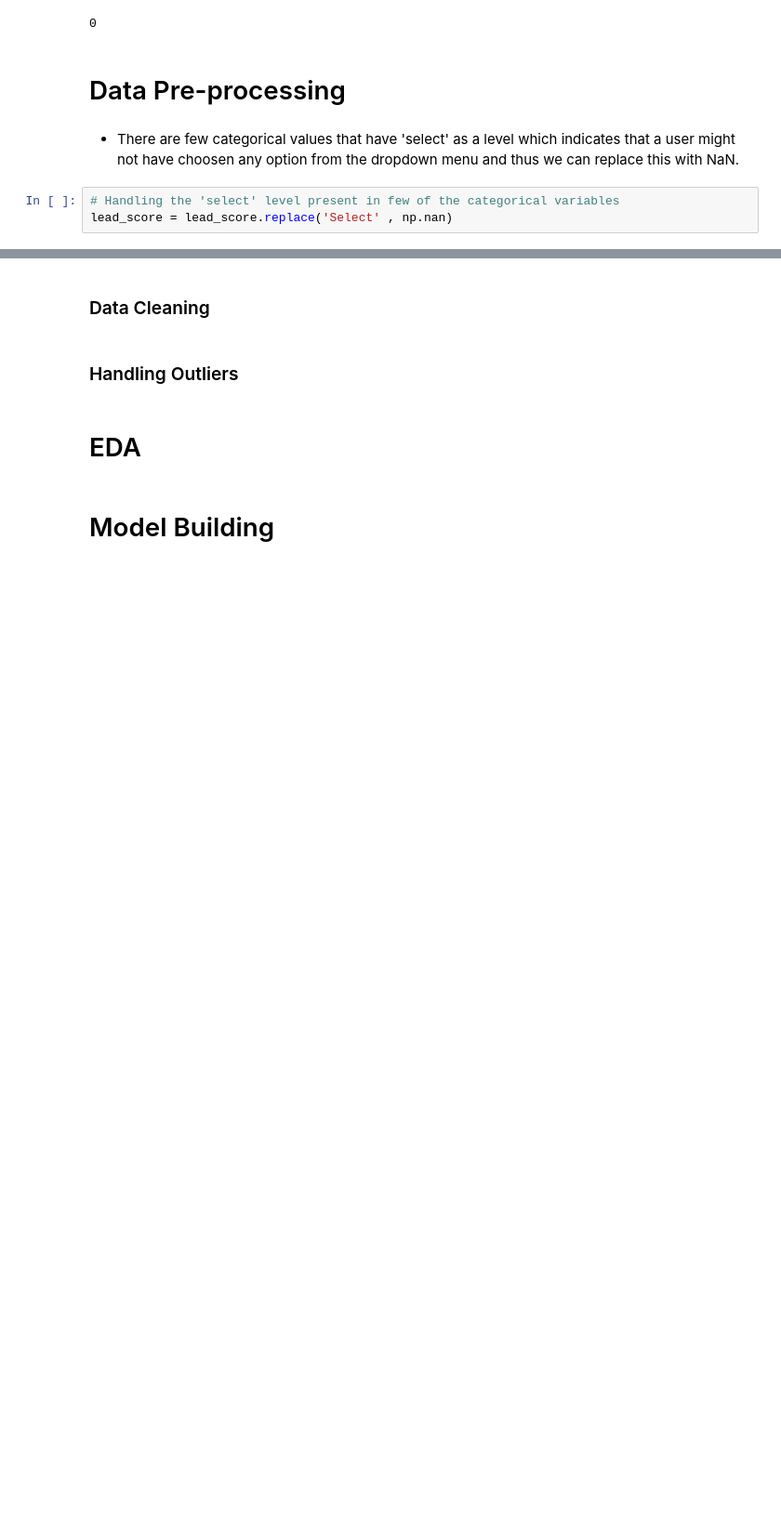
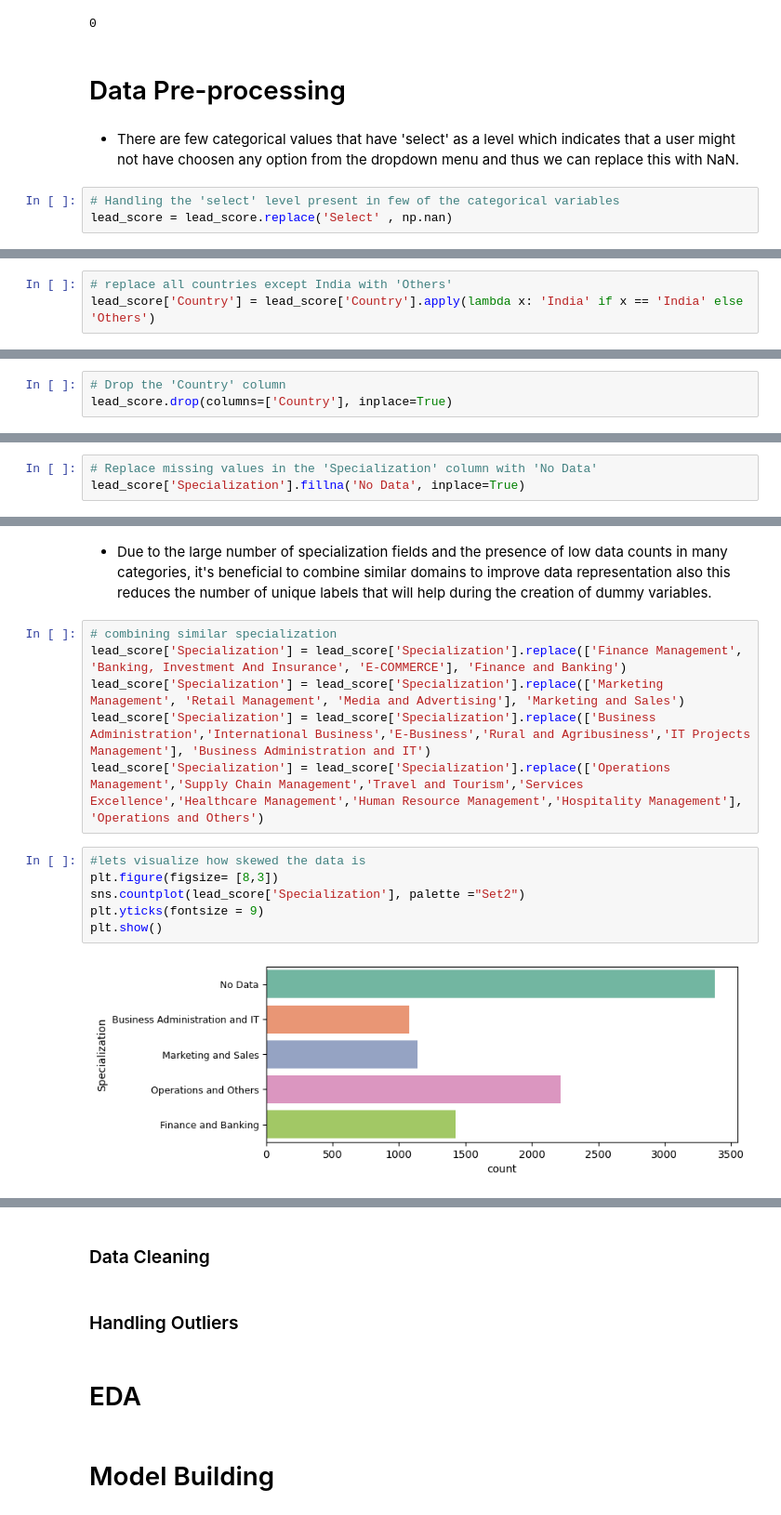
Before and after one commit to Ashlesha-0204/Lead_Scoring_Case_Study, a Jupyter notebook: lead_score.ipynb, the cells around one changed output, grey strips where cells are left out. Shown at 93% size. Cells and saved outputs as stored; diff of their text form; blank space fills up the shorter version.

Commit message:
adding codes for data pre-processing

```diff
--- a/lead_score.ipynb
+++ b/lead_score.ipynb
@@ -143,0 +209,3 @@ dtype: float64
+# %%
+# replace all countries except India with 'Others'
+lead_score['Country'] = lead_score['Country'].apply(lambda x: 'India' if x == 'India' else 'Others')
@@ -143,0 +222,3 @@ dtype: float64
+# %%
+# Drop the 'Country' column
+lead_score.drop(columns=['Country'], inplace=True)
@@ -143,0 +227,3 @@ dtype: float64
+# %%
+# Replace missing values in the 'Specialization' column with 'No Data'
+lead_score['Specialization'].fillna('No Data', inplace=True)
@@ -143,0 +250,16 @@ dtype: float64
+# %% [markdown]
+-  Due to the large number of specialization fields and the presence of low data counts in many categories, it's beneficial to combine similar domains to improve data representation also this reduces the number of unique labels that will help during the creation of dummy variables.
+# %%
+# combining similar specialization
+lead_score['Specialization'] = lead_score['Specialization'].replace(['Finance Management', 'Banking, Investment And Insurance', 'E-COMMERCE'], 'Finance and Banking')
+lead_score['Specialization'] = lead_score['Specialization'].replace(['Marketing Management', 'Retail Management', 'Media and Advertising'], 'Marketing and Sales')
+lead_score['Specialization'] = lead_score['Specialization'].replace(['Business Administration','International Business','E-Business','Rural and Agribusiness','IT Projects Management'], 'Business Administration and IT')
+lead_score['Specialization'] = lead_score['Specialization'].replace(['Operations Management','Supply Chain Management','Travel and Tourism','Services Excellence','Healthcare Management','Human Resource Management','Hospitality Management'], 'Operations and Others')
+# %%
+#lets visualize how skewed the data is
+plt.figure(figsize= [8,3])
+sns.countplot(lead_score['Specialization'], palette ="Set2")
+plt.yticks(fontsize = 9)
+plt.show()
+# %% [output]
+[figure, added]
```
Also changed, not shown: parts of 15 cells of this notebook.
